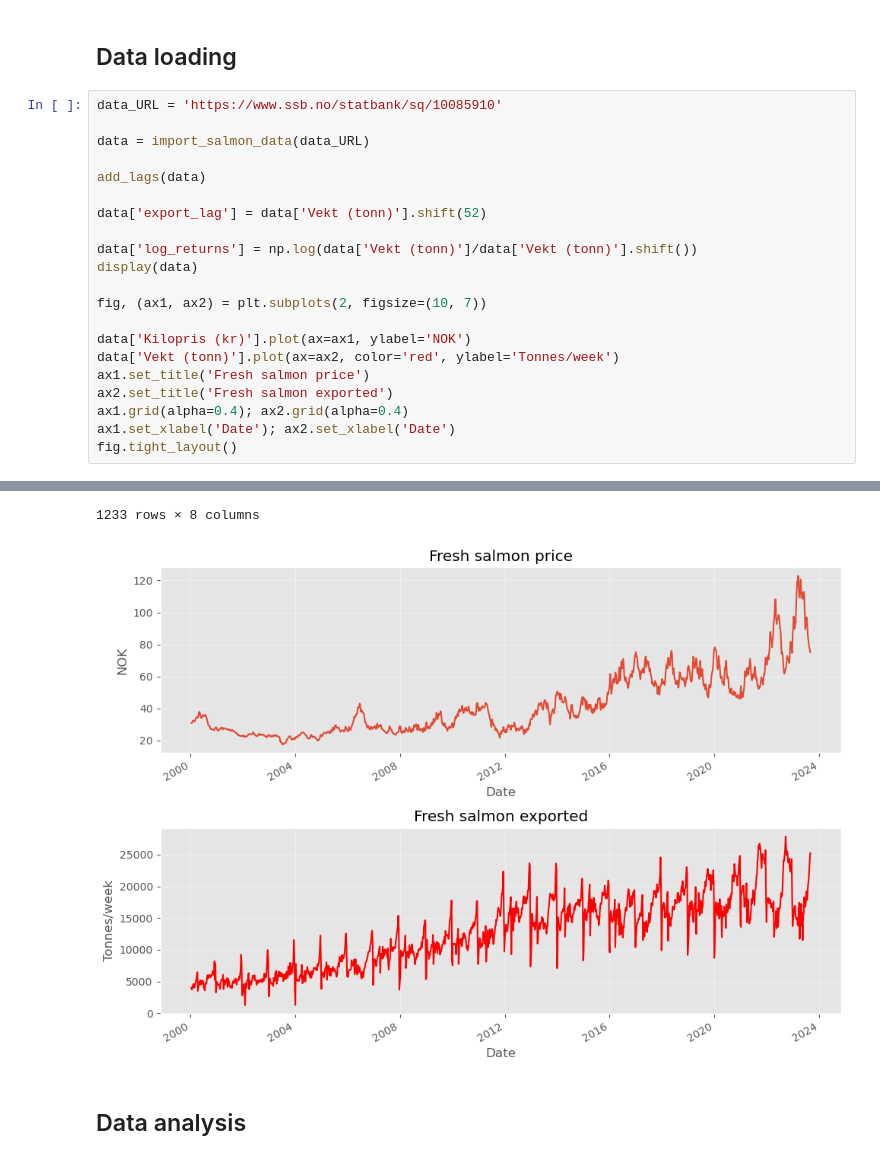
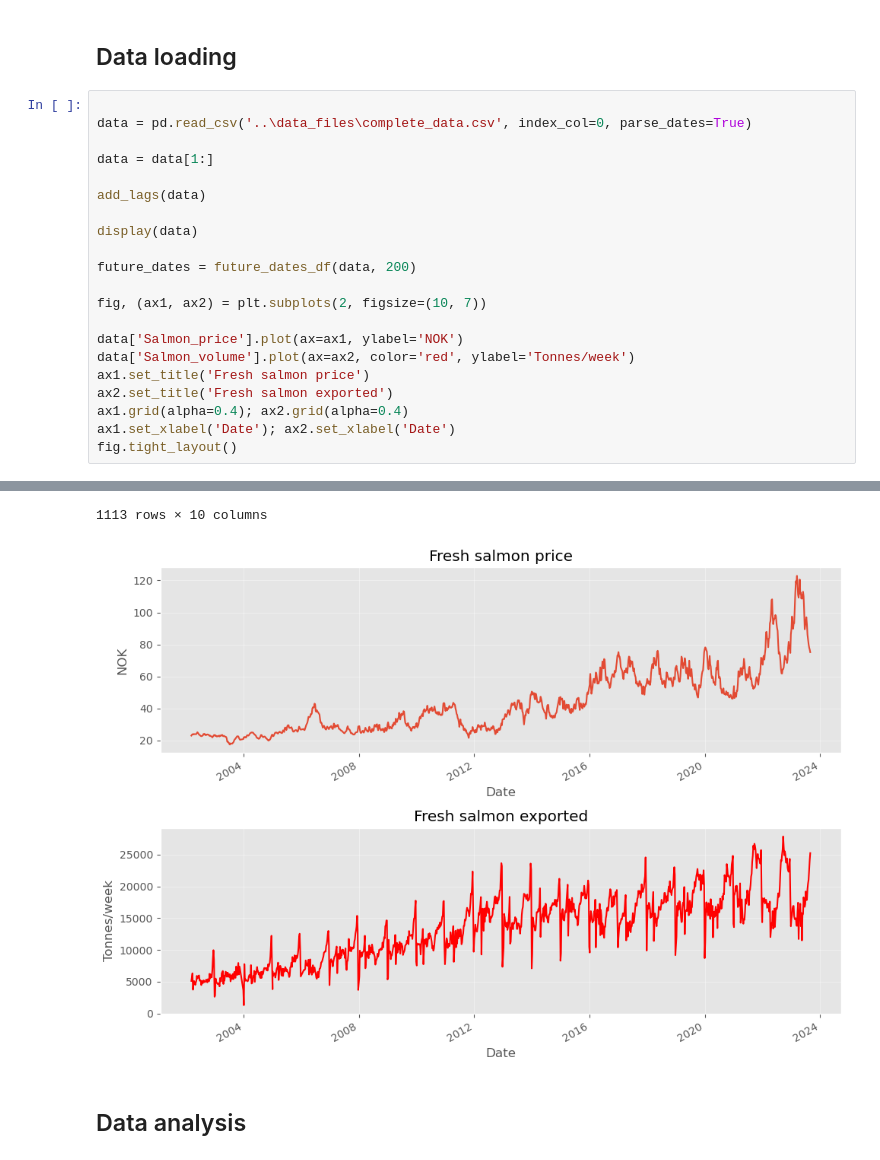
Before and after one commit to jonedamas/data_science_projects, a Jupyter notebook: projects/salmon_price_prediction/price_prediction/pred_xgb.ipynb, the cells around one changed output, grey strips where cells are left out. Cells and saved outputs as stored; diff of their text form.

```diff
--- a/projects/salmon_price_prediction/price_prediction/pred_xgb.ipynb
+++ b/projects/salmon_price_prediction/price_prediction/pred_xgb.ipynb
@@ -15,21 +17,21 @@ plt.style.use('ggplot')
 # %% [markdown]
 ## Data loading
 # %%
-data_URL = 'https://www.ssb.no/statbank/sq/10085910'
 
-data = import_salmon_data(data_URL)
+data = pd.read_csv('..\data_files\complete_data.csv', index_col=0, parse_dates=True)
+
+data = data[1:]
 
 add_lags(data)
 
-data['export_lag'] = data['Vekt (tonn)'].shift(52)
+display(data)
 
-data['log_returns'] = np.log(data['Vekt (tonn)']/data['Vekt (tonn)'].shift())
-display(data)
+future_dates = future_dates_df(data, 200)
 
 fig, (ax1, ax2) = plt.subplots(2, figsize=(10, 7))
 
-data['Kilopris (kr)'].plot(ax=ax1, ylabel='NOK')
-data['Vekt (tonn)'].plot(ax=ax2, color='red', ylabel='Tonnes/week')
+data['Salmon_price'].plot(ax=ax1, ylabel='NOK')
+data['Salmon_volume'].plot(ax=ax2, color='red', ylabel='Tonnes/week')
 ax1.set_title('Fresh salmon price')
 ax2.set_title('Fresh salmon exported')
 ax1.grid(alpha=0.4); ax2.grid(alpha=0.4)
@@ -52,5 +54,5 @@ fig.tight_layout()
-1233 rows × 8 columns
+1113 rows × 10 columns
-[figure, old version]
+[figure, new version]
 # %% [markdown]
 ## Data analysis
 # %%
```
Also changed, not shown: parts of 11 cells of this notebook, 22 other files.
